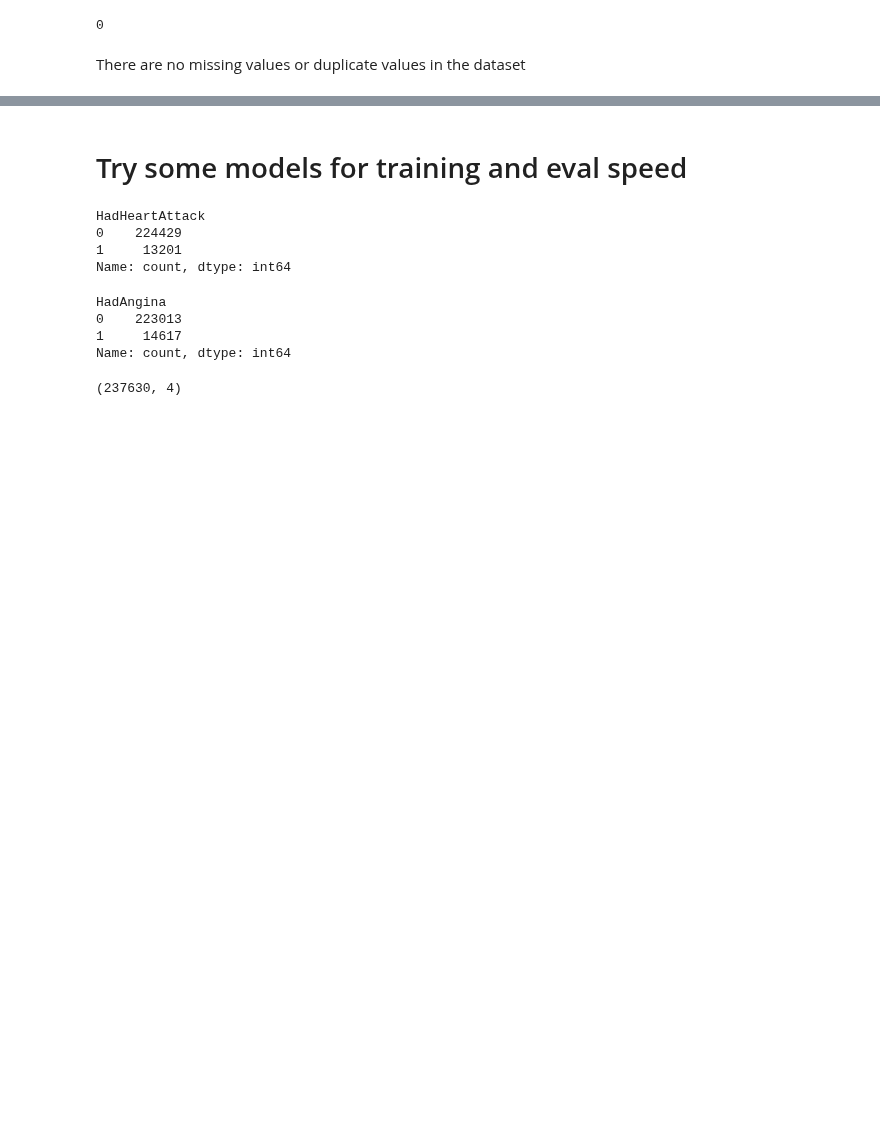
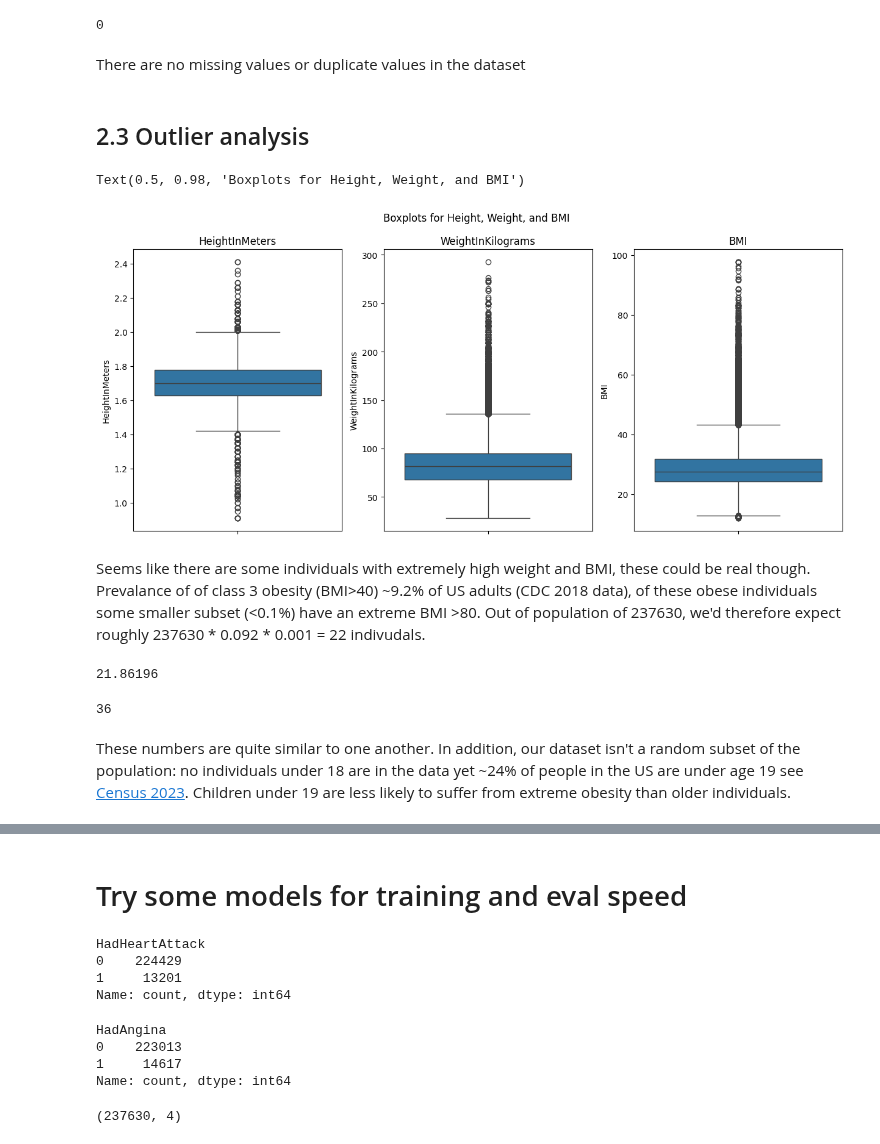
Before and after one commit to balintstewart77/magnimind-assignments, a Jupyter notebook: Capstone project/Heart Disease/notebooks/heart_prediction_balint.ipynb, the cells around one changed output, grey strips where cells are left out. Saved outputs shown, nothing was run; the diff lists cells and outputs as text; code cells hidden in the pictures; blank space fills up the shorter version.

```diff
--- a/Capstone project/Heart Disease/notebooks/heart_prediction_balint.ipynb
+++ b/Capstone project/Heart Disease/notebooks/heart_prediction_balint.ipynb
@@ -141,3 +150,38 @@ df.duplicated().sum()
 0
 # %% [markdown]
 There are no missing values or duplicate values in the dataset
+# %% [markdown]
+## 2.3 Outlier analysis
+# %%
+# Plot boxplots of the three continous numeric variables to look for obvious outliers
+
+# create subplots
+fig, axes = plt.subplots(1, 3,figsize = (15,6))
+
+# List of columns to plot
+columns = ['HeightInMeters', 'WeightInKilograms', 'BMI']
+
+# Plot each column as a separate boxplot
+for i, col in enumerate(columns):
+    sns.boxplot(data=df[col], ax=axes[i])
+    axes[i].set_title(col)
+
+
+# Add an overarching title
+plt.suptitle("Boxplots for Height, Weight, and BMI")
+# %% [output]
+Text(0.5, 0.98, 'Boxplots for Height, Weight, and BMI')
+[figure, added]
+# %% [markdown]
+Seems like there are some individuals with extremely high weight and BMI, these could be real though. Prevalance of of class 3 obesity (BMI>40) ~9.2% of US adults (CDC 2018 data), of these obese individuals some smaller subset (<0.1%) have an extreme BMI >80. Out of population of 237630, we'd therefore expect roughly 237630 * 0.092 * 0.001 = 22 indivudals.
+# %%
+# Number of inidividuals we might expect to have extreme obesity (BMI > 80)
+print(237630 * 0.092 * 0.001)
+
+# Number of people in our data who have extreme obesity (BMI > 80)
+len(df[df['BMI'] > 80])
+# %% [output]
+21.86196
+36
+# %% [markdown]
+These numbers are quite similar to one another. In addition, our dataset isn't a random subset of the population: no individuals under 18 are in the data yet ~24% of people in the US are under age 19 see [Census 2023](https://www.census.gov/data/tables/2023/demo/age-and-sex/2023-age-sex-composition.html). Children under 19 are less likely to suffer from extreme obesity than older individuals.
```
Also changed, not shown: parts of 44 cells of this notebook, 2 other files.
